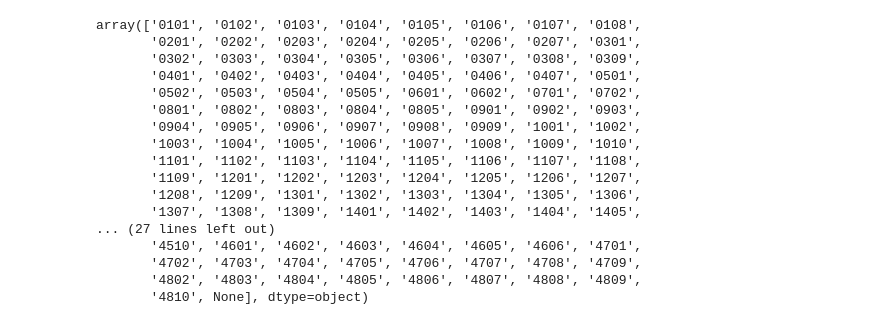
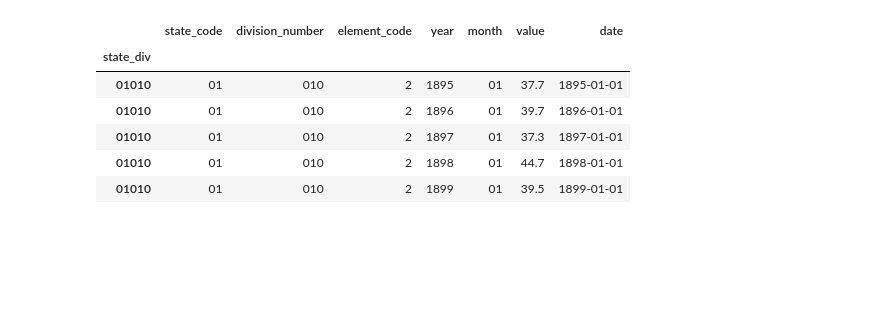
Before and after one commit to CodyBurker/WeatherDash, a Jupyter notebook: BuildDashboard.ipynb, the cells around one changed output. Cells and saved outputs as stored; diff of their text form; code cells hidden in the pictures; blank space fills up the shorter version.

```diff
--- a/BuildDashboard.ipynb
+++ b/BuildDashboard.ipynb
@@ -86,20 +16,13 @@ county_to_climdivs.head()
-# %%
-county_to_climdivs['CLIMDIV_ID'].unique()
-# %% [output]
-array(['0101', '0102', '0103', '0104', '0105', '0106', '0107', '0108',
-       '0201', '0202', '0203', '0204', '0205', '0206', '0207', '0301',
-       '0302', '0303', '0304', '0305', '0306', '0307', '0308', '0309',
-       '0401', '0402', '0403', '0404', '0405', '0406', '0407', '0501',
-       '0502', '0503', '0504', '0505', '0601', '0602', '0701', '0702',
-       '0801', '0802', '0803', '0804', '0805', '0901', '0902', '0903',
-       '0904', '0905', '0906', '0907', '0908', '0909', '1001', '1002',
-       '1003', '1004', '1005', '1006', '1007', '1008', '1009', '1010',
-       '1101', '1102', '1103', '1104', '1105', '1106', '1107', '1108',
-       '1109', '1201', '1202', '1203', '1204', '1205', '1206', '1207',
-       '1208', '1209', '1301', '1302', '1303', '1304', '1305', '1306',
-       '1307', '1308', '1309', '1401', '1402', '1403', '1404', '1405',
-... (27 lines left out)
-       '4510', '4601', '4602', '4603', '4604', '4605', '4606', '4701',
-       '4702', '4703', '4704', '4705', '4706', '4707', '4708', '4709',
-       '4802', '4803', '4804', '4805', '4806', '4807', '4808', '4809',
-       '4810', None], dtype=object)
+# %%
+div_weather = pd.read_parquet('climdiv-tmpcdv-v1.0.0-20230504.parquet')
+div_weather['state_div'] = div_weather['state_code'] + div_weather['division_number']
+div_weather.set_index('state_div', inplace=True)
+div_weather.head()
+# %% [output]
+|  | state_code | division_number | element_code | year | month | value | date |
+| state_div |  |  |  |  |  |  |  |
+| 01010 | 01 | 010 | 2 | 1895 | 01 | 37.7 | 1895-01-01 |
+| 01010 | 01 | 010 | 2 | 1896 | 01 | 39.7 | 1896-01-01 |
+| 01010 | 01 | 010 | 2 | 1897 | 01 | 37.3 | 1897-01-01 |
+| 01010 | 01 | 010 | 2 | 1898 | 01 | 44.7 | 1898-01-01 |
+| 01010 | 01 | 010 | 2 | 1899 | 01 | 39.5 | 1899-01-01 |
```
Also changed, not shown: parts of 12 cells of this notebook, 10 other files.
